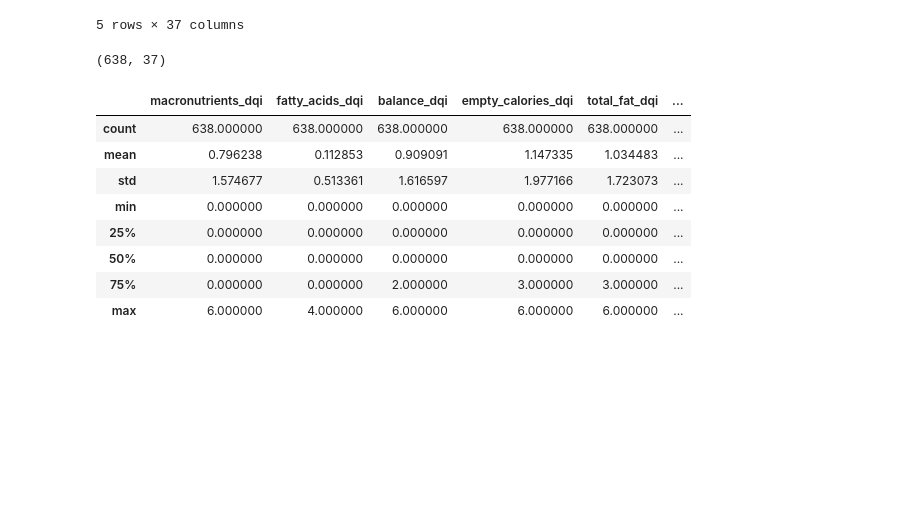
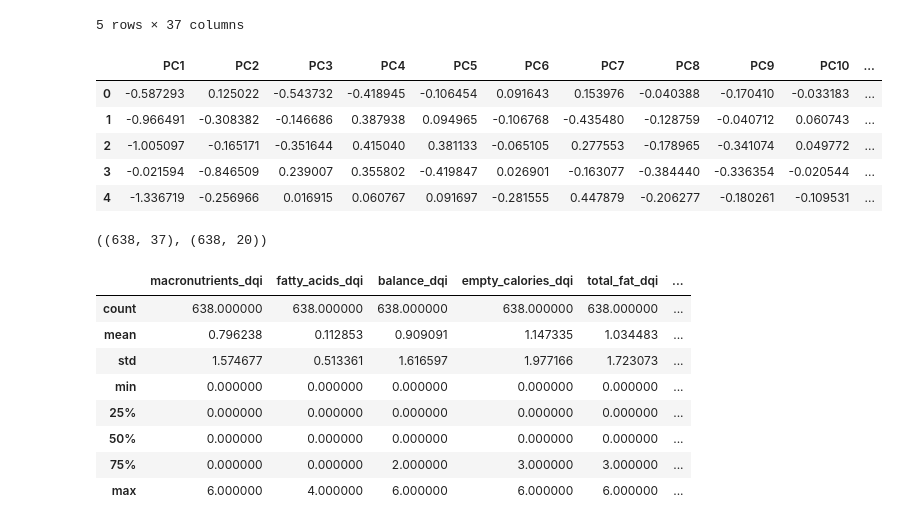
Before and after one commit to christiancalidad/ProyectoIntegradorSep24_Grupo15, a Jupyter notebook: 3.2 Modelo DBSCAN.ipynb, the cells around one changed output. Saved outputs shown, nothing was run; the diff lists cells and outputs as text; code cells hidden in the pictures; blank space fills up the shorter version.

```diff
--- a/3.2 Modelo DBSCAN.ipynb
+++ b/3.2 Modelo DBSCAN.ipynb
@@ -14,6 +16,8 @@ import seaborn as sns
 
 # Cargamos el dataset df_dqi_final
 df_dqi_final = pd.read_csv('./Data/Processed/df_dqi_final.csv', delimiter=';')
+# Cargamos el dataset df_clustering_pca
+df_clustering_pca = pd.read_csv('./Data/Processed/df_clustering_pca.csv', sep=';')
 # %% [markdown]
 Se analizan las características del dataset **df_dqi_final**
 # %%
@@ -27,11 +31,21 @@ df_dqi_final.head()
 | 3 | 2022_01001075_02 | 0 | 0 | 0 | 0 | 0 | ... |
 | 4 | 2022_01001081_02 | 0 | 0 | 0 | 0 | 0 | ... |
 5 rows × 37 columns
+# %%
+# Visualizamos los primeros registros de df_clustering_pca
+df_clustering_pca.head()
+# %% [output]
+|  | PC1 | PC2 | PC3 | PC4 | PC5 | PC6 | PC7 | PC8 | PC9 | PC10 | ... |
+| 0 | -0.587293 | 0.125022 | -0.543732 | -0.418945 | -0.106454 | 0.091643 | 0.153976 | -0.040388 | -0.170410 | -0.033183 | ... |
+| 1 | -0.966491 | -0.308382 | -0.146686 | 0.387938 | 0.094965 | -0.106768 | -0.435480 | -0.128759 | -0.040712 | 0.060743 | ... |
+| 2 | -1.005097 | -0.165171 | -0.351644 | 0.415040 | 0.381133 | -0.065105 | 0.277553 | -0.178965 | -0.341074 | 0.049772 | ... |
+| 3 | -0.021594 | -0.846509 | 0.239007 | 0.355802 | -0.419847 | 0.026901 | -0.163077 | -0.384440 | -0.336354 | -0.020544 | ... |
+| 4 | -1.336719 | -0.256966 | 0.016915 | 0.060767 | 0.091697 | -0.281555 | 0.447879 | -0.206277 | -0.180261 | -0.109531 | ... |
 # %%
-# shape del dataset
-df_dqi_final.shape
+# shape del dataset df_dqi_final y df_clustering_pca
+df_dqi_final.shape, df_clustering_pca.shape
 # %% [output]
-(638, 37)
+((638, 37), (638, 20))
 # %%
 df_dqi_final.describe()
 # %% [output]
```
Also changed, not shown: parts of 19 cells of this notebook.
